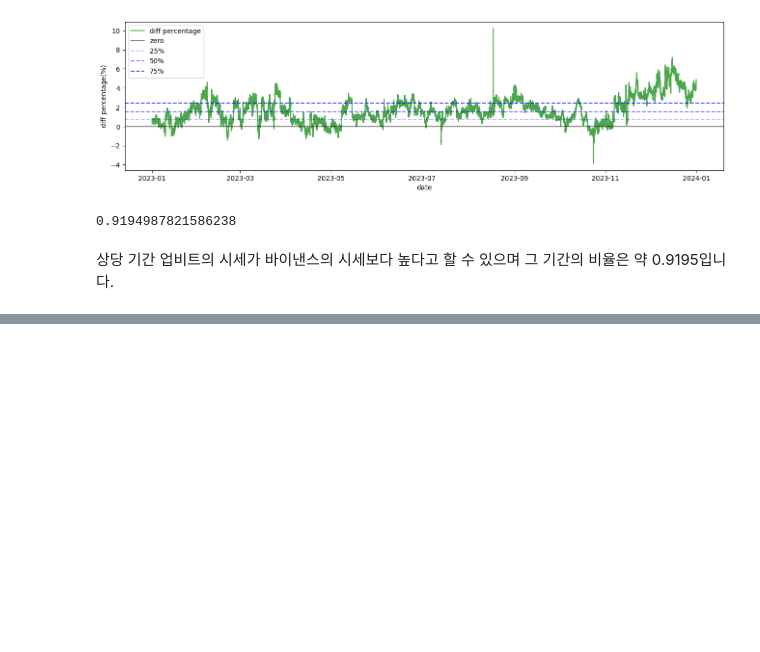
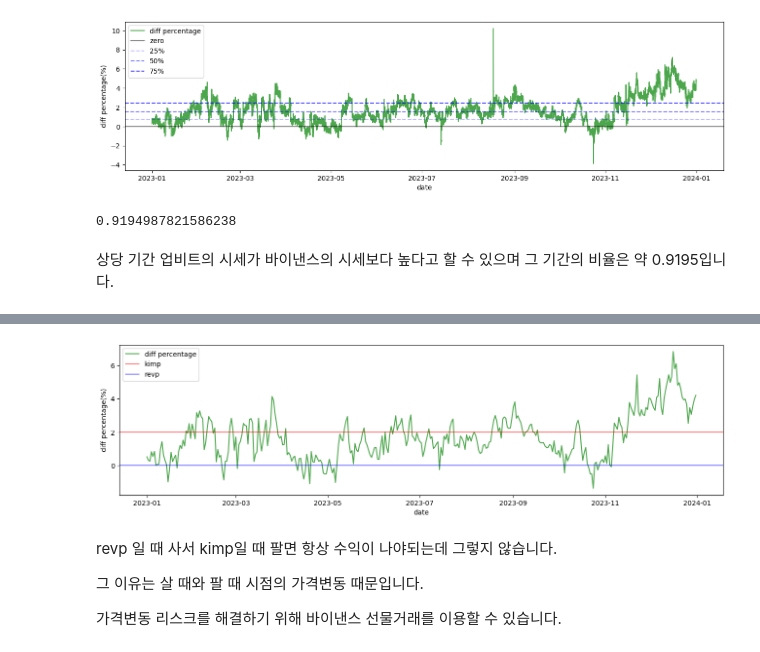
Before and after one commit to ppsygit/coinAnalysis, a Jupyter notebook: upbit_binance_diff_analysis.ipynb, the cells around one changed output, grey strips where cells are left out. Cells and saved outputs as stored; diff of their text form; code cells hidden in the pictures; blank space fills up the shorter version.

```diff
--- a/upbit_binance_diff_analysis.ipynb
+++ b/upbit_binance_diff_analysis.ipynb
@@ -55,0 +74,3 @@ len(df_krw.loc[df_krw['diff_percentage']>=0])/len(df_krw)
+# %%
+specific_time = '00:00:00'
+df_day = df_krw[df_krw['Open time'].dt.strftime('%H:%M:%S') == specific_time].reset_index().drop(columns='index')
@@ -76,0 +188,20 @@ import scipy.stats as stats
+# %%
+import matplotlib.pyplot as plt
+plt.figure(figsize=(16, 4))
+# plt.ticklabel_format(axis='y',useOffset=False, style='plain')
+plt.plot(df_day['Open time'], df_day['diff_percentage'], color='green', alpha =0.7, label = 'diff percentage' )
+plt.axhline(y=kimp, color='r', linewidth=1.5, alpha =0.5, label= 'kimp')
+plt.axhline(y=revp, color='b', linewidth=1.5, alpha =0.5, label= 'revp')
+
+plt.legend()
+plt.ylabel("diff percentage(%)")
+plt.xlabel("date")
+plt.show()
+# %% [output]
+[figure, added]
+# %% [markdown]
+revp 일 때 사서 kimp일 때 팔면 항상 수익이 나야되는데 그렇지 않습니다.
+
+그 이유는 살 때와 팔 때 시점의 가격변동 때문입니다.
+
+가격변동 리스크를 해결하기 위해 바이낸스 선물거래를 이용할 수 있습니다.
```
Also changed, not shown: parts of 12 cells of this notebook.
